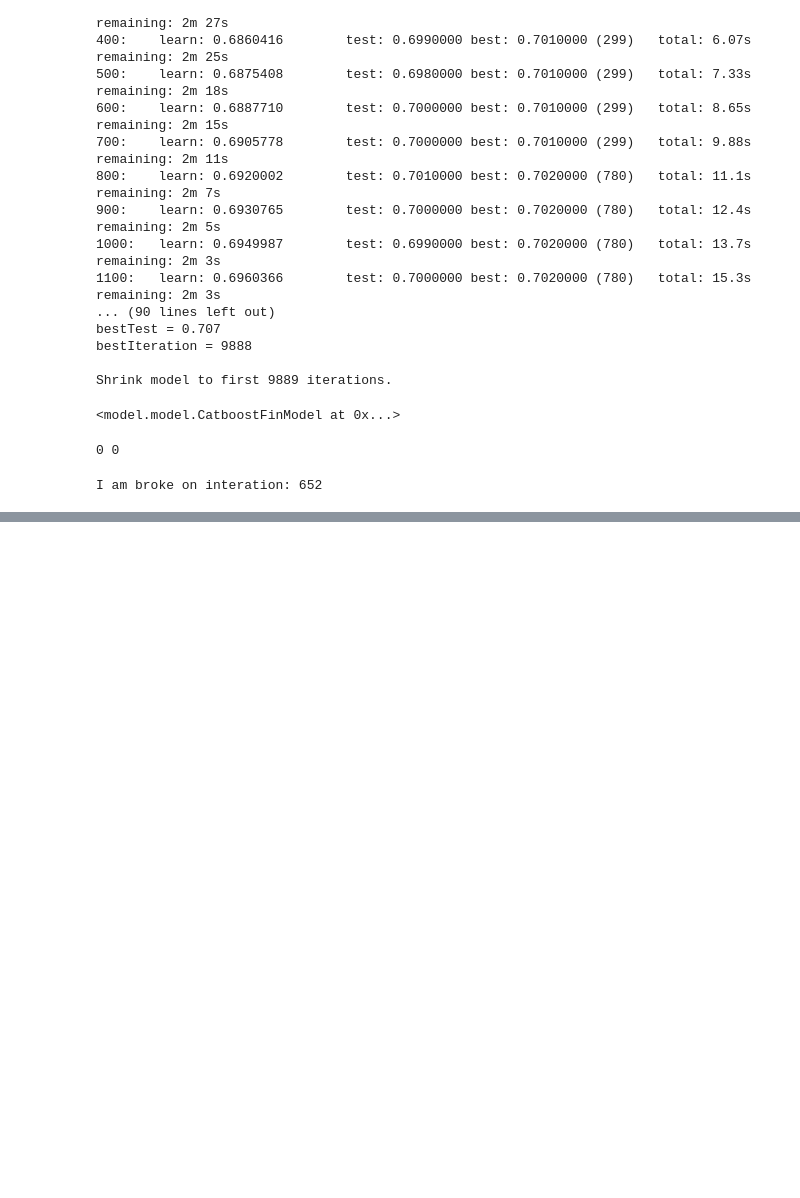
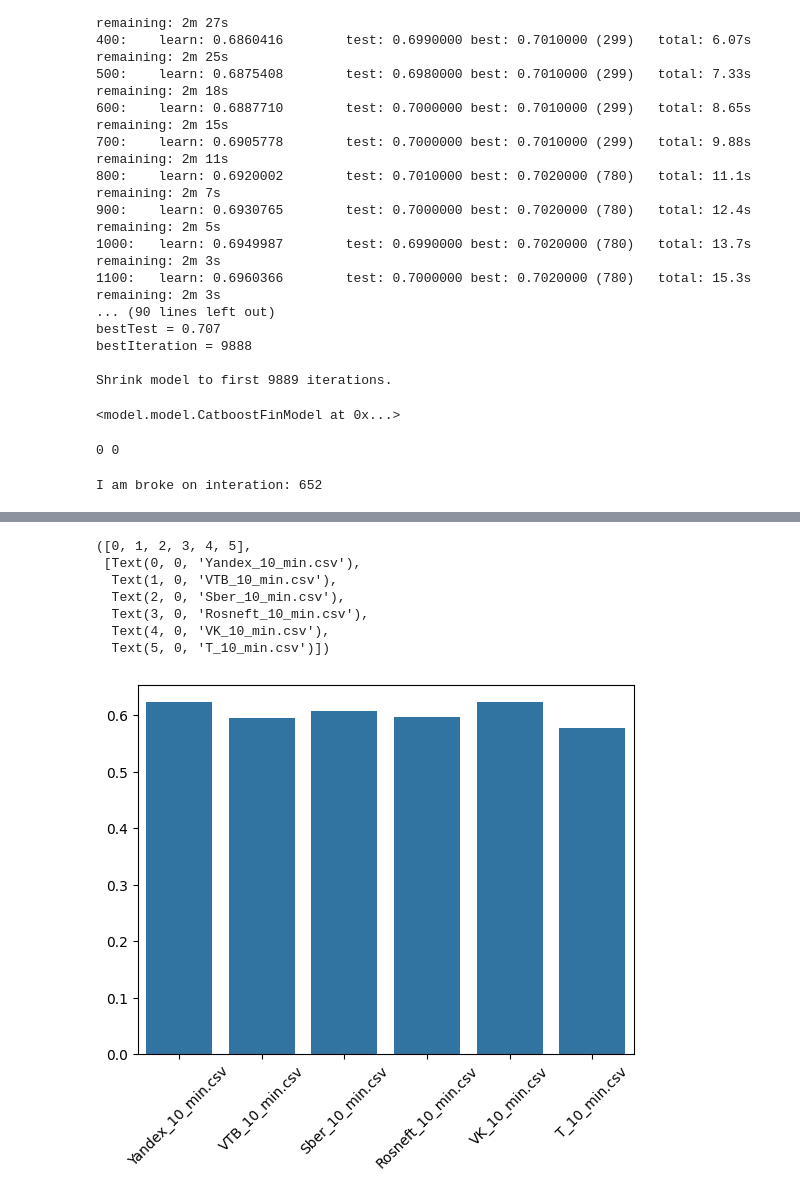
Before and after one commit to Invest-Predict/prices-predictions, a Jupyter notebook: examples/my_bottle_2/sm.ipynb, the cells around one changed output, grey strips where cells are left out. Drawn from its saved outputs; the diff is of its cells as text; code cells hidden in the pictures; blank space fills up the shorter version.

```diff
--- a/examples/my_bottle_2/sm.ipynb
+++ b/examples/my_bottle_2/sm.ipynb
@@ -256,0 +385,31 @@ Mommy, are you prod of me?
+# %%
+accuracy_list = []
+datasets = ['Yandex_10_min.csv', 'VTB_10_min.csv', 'Sber_10_min.csv', 'Rosneft_10_min.csv', 'VK_10_min.csv', 'T_10_min.csv']
+
+for stock in datasets:
+    data = FinData("../../datasets/" + stock)
+    data.insert_shifts_norms([3, 6, 18])
+    data.insert_rolling_means()
+    data.insert_exp_rolling_means()
+    data.insert_stochastic_oscillator()
+    data.insert_high_low_diff()
+    # data.insert_butter_filter()
+    print(stock)
+
+    args = {"iterations" : 10000,
+                "depth" : 5,
+                "learning_rate" : 0.01,
+                "use_best_model" : True,
+                "l2_leaf_reg" : 200,
+                "verbose" : False,
+                "loss_function" : 'Logloss',
+                "eval_metric" : 'Logloss',
+                "cat_features" : data.cat_features,
+                "random_state" : 42,
+                "early_stopping_rounds" : 2000}
+    model = CatboostFinModel(args)
+
+    st_dt = dt.datetime(2024, 7, 1)
+    end_dt = dt.datetime(2024, 12, 31)
+
+    accuracy_list.append(model.test_weekly(data.df, start_dt=st_dt, end_dt=end_dt, cat=data.cat_features, num = data.numeric_features))
@@ -256,0 +523,12 @@ Mommy, are you prod of me?
+# %%
+sns.barplot(x = datasets, y = accuracy_list)
+plt.xticks(rotation=45)
+# %% [output]
+([0, 1, 2, 3, 4, 5],
+ [Text(0, 0, 'Yandex_10_min.csv'),
+  Text(1, 0, 'VTB_10_min.csv'),
+  Text(2, 0, 'Sber_10_min.csv'),
+  Text(3, 0, 'Rosneft_10_min.csv'),
+  Text(4, 0, 'VK_10_min.csv'),
+  Text(5, 0, 'T_10_min.csv')])
+[figure, added]
```
Also changed, not shown: parts of 8 cells of this notebook, 10 other files.
